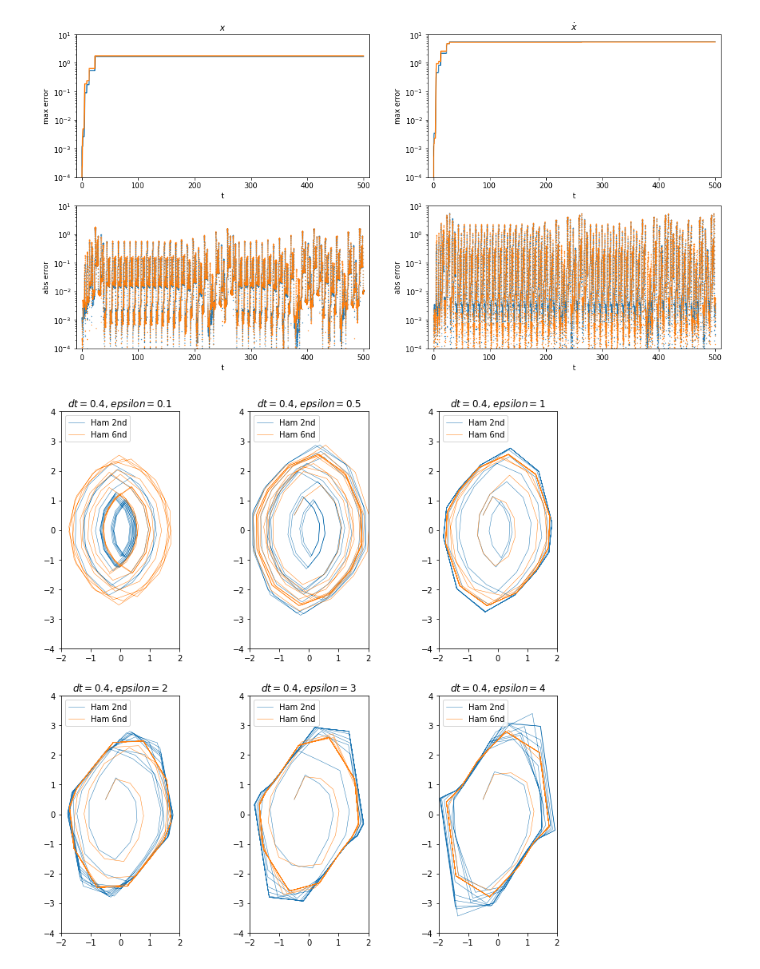
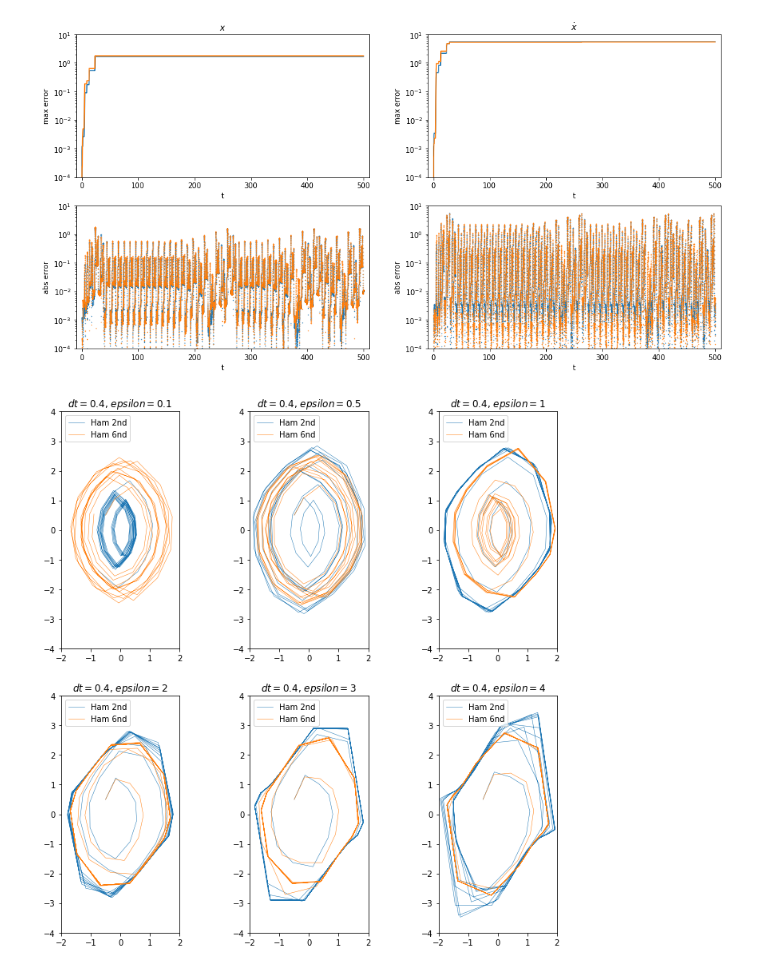
Before and after one commit to mseri/contact-integrators, a Jupyter notebook: Liénard systems.ipynb, the cells around one changed output. Drawn from its saved outputs; the diff is of its cells as text; code cells hidden in the pictures.

```diff
--- a/Liénard systems.ipynb
+++ b/Liénard systems.ipynb
@@ -29,11 +29,13 @@ def B(system, dt,p,q,s,t):
 
 def A(system, dt,p,q,s,t):
     f_q = system.f(q)
-    s *= np.exp(-dt*f_q)
     if np.abs(f_q) < np.finfo(float).eps:
         p -= system.fq(q)*s*dt
+        # s=s
     else:
-        p = (p + system.fq(q)*s/f_q)*np.exp(-dt*f_q)
+        ex = np.exp(-dt*f_q)
+        p = (p + system.fq(q)*s/f_q)*ex
+        s *= ex
     return p,q,s,t
 
 def step1(system, dt, p, q, s, t):
@@ -83,9 +151,9 @@ def vanDerPol(epsilon, a, omega):
 # %%
-dt = 0.2
+dt = 0.1
 tf = 20
 p0, q0, s0 = 0.0, 1.0, 1.5
 
-tspan = np.linspace(0, tf, num=int(np.floor(tf/dt)))
+tspan = np.arange(0, tf, dt)
 
 plt.figure(figsize=(12,12))
 
@@ -394,35 +413,35 @@ def L1(epsilon):
 dt = 0.4
 tf = 50
 p0, q0, s0 = 0.0, -.5, 0.5
 
-tspan = np.linspace(0, tf, num=int(np.floor(tf/dt)))
+tspan = np.arange(0, tf, dt)
 
 plt.figure(figsize=(12,12))
 
 for epsilon, spl in [(0.1, "231"), (0.5, "232"), (1, "233"), (2, "234"), (3, "235"), (4, "236")]:
     l1 = L1(epsilon)
 
     plt.subplot(spl)
     plt.title(f"$dt={dt}$, $epsilon={epsilon}$")
 
     sol, sols, _ = ic.integrate(step1, l1, tspan, p0, q0, s0)
     solm, solms, _ = ic.integrate(step6, l1, tspan, p0, q0, s0)
 
     plt.plot(sol[:,1], sols,
              linewidth=0.5, label="Ham 2nd")
     plt.plot(solm[:,1], solms,
              linewidth=0.5, label="Ham 6nd")
 
     plt.gca().set_aspect('equal', adjustable='box')
 
     plt.xlim((-2,2))
     plt.ylim((-4,4))
 
     plt.legend(loc='upper left')
 
 plt.show()
 # %% [output]
-[figure, old version]
+[figure, new version]
 # %%
 # From: T. Harco, S. Liang:
 # "Exact solutions of the Liénard- and generalized Liénard-type ordinary nonlinear differential equations obtained by deforming the phase space coordinates of the linear harmonic oscillator".
```
Also changed, not shown: parts of 5 cells of this notebook, 2 other files.
